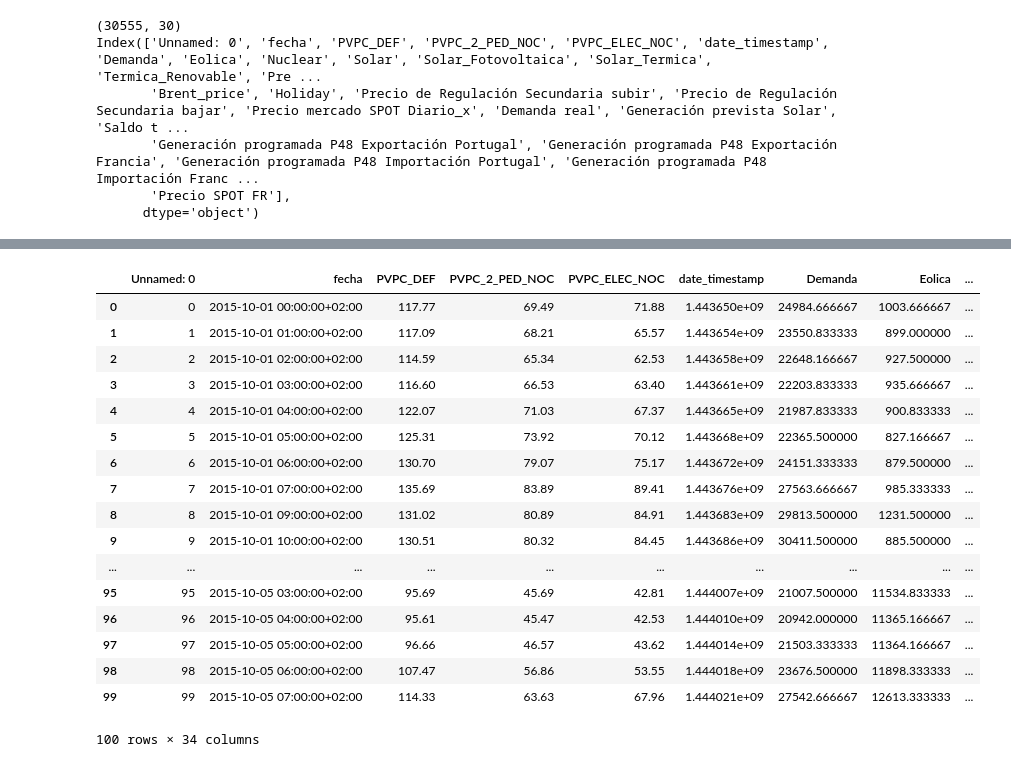
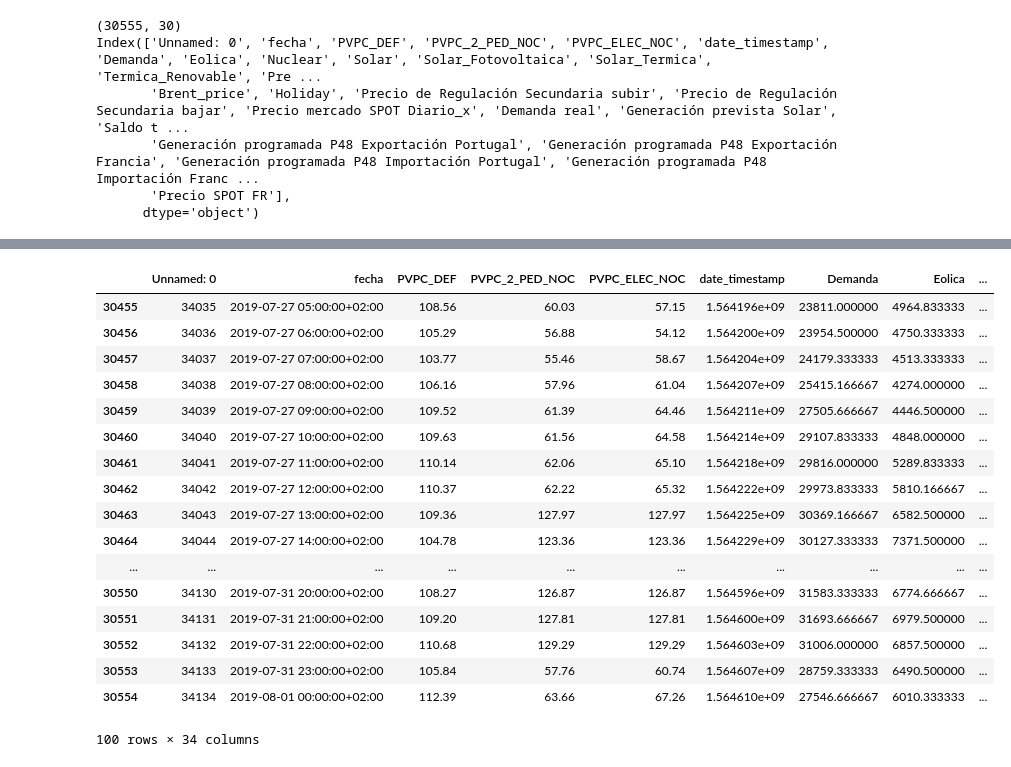
Before and after one commit to davidcerezal/energy-price-predictor, a Jupyter notebook: data_imports/Data_csv_cleaner.ipynb, the cells around one changed output, grey strips where cells are left out. Cells and saved outputs as stored; diff of their text form; code cells hidden in the pictures.

```diff
--- a/data_imports/Data_csv_cleaner.ipynb
+++ b/data_imports/Data_csv_cleaner.ipynb
@@ -90,23 +100,23 @@ def filter_array_for_non_serial(df):
 
 filter_array_for_non_serial(data_total_dropped)
 # %%
-data_total_dropped.head(100)
+data_total_dropped.tail(100)
 # %% [output]
 |  | Unnamed: 0 | fecha | PVPC_DEF | PVPC_2_PED_NOC | PVPC_ELEC_NOC | date_timestamp | Demanda | Eolica | ... |
-| 0 | 0 | 2015-10-01 00:00:00+02:00 | 117.77 | 69.49 | 71.88 | 1.443650e+09 | 24984.666667 | 1003.666667 | ... |
-| 1 | 1 | 2015-10-01 01:00:00+02:00 | 117.09 | 68.21 | 65.57 | 1.443654e+09 | 23550.833333 | 899.000000 | ... |
-| 2 | 2 | 2015-10-01 02:00:00+02:00 | 114.59 | 65.34 | 62.53 | 1.443658e+09 | 22648.166667 | 927.500000 | ... |
-| 3 | 3 | 2015-10-01 03:00:00+02:00 | 116.60 | 66.53 | 63.40 | 1.443661e+09 | 22203.833333 | 935.666667 | ... |
-| 4 | 4 | 2015-10-01 04:00:00+02:00 | 122.07 | 71.03 | 67.37 | 1.443665e+09 | 21987.833333 | 900.833333 | ... |
-| 5 | 5 | 2015-10-01 05:00:00+02:00 | 125.31 | 73.92 | 70.12 | 1.443668e+09 | 22365.500000 | 827.166667 | ... |
-| 6 | 6 | 2015-10-01 06:00:00+02:00 | 130.70 | 79.07 | 75.17 | 1.443672e+09 | 24151.333333 | 879.500000 | ... |
-| 7 | 7 | 2015-10-01 07:00:00+02:00 | 135.69 | 83.89 | 89.41 | 1.443676e+09 | 27563.666667 | 985.333333 | ... |
-| 8 | 8 | 2015-10-01 09:00:00+02:00 | 131.02 | 80.89 | 84.91 | 1.443683e+09 | 29813.500000 | 1231.500000 | ... |
-| 9 | 9 | 2015-10-01 10:00:00+02:00 | 130.51 | 80.32 | 84.45 | 1.443686e+09 | 30411.500000 | 885.500000 | ... |
+| 30455 | 34035 | 2019-07-27 05:00:00+02:00 | 108.56 | 60.03 | 57.15 | 1.564196e+09 | 23811.000000 | 4964.833333 | ... |
+| 30456 | 34036 | 2019-07-27 06:00:00+02:00 | 105.29 | 56.88 | 54.12 | 1.564200e+09 | 23954.500000 | 4750.333333 | ... |
+| 30457 | 34037 | 2019-07-27 07:00:00+02:00 | 103.77 | 55.46 | 58.67 | 1.564204e+09 | 24179.333333 | 4513.333333 | ... |
+| 30458 | 34038 | 2019-07-27 08:00:00+02:00 | 106.16 | 57.96 | 61.04 | 1.564207e+09 | 25415.166667 | 4274.000000 | ... |
+| 30459 | 34039 | 2019-07-27 09:00:00+02:00 | 109.52 | 61.39 | 64.46 | 1.564211e+09 | 27505.666667 | 4446.500000 | ... |
+| 30460 | 34040 | 2019-07-27 10:00:00+02:00 | 109.63 | 61.56 | 64.58 | 1.564214e+09 | 29107.833333 | 4848.000000 | ... |
+| 30461 | 34041 | 2019-07-27 11:00:00+02:00 | 110.14 | 62.06 | 65.10 | 1.564218e+09 | 29816.000000 | 5289.833333 | ... |
+| 30462 | 34042 | 2019-07-27 12:00:00+02:00 | 110.37 | 62.22 | 65.32 | 1.564222e+09 | 29973.833333 | 5810.166667 | ... |
+| 30463 | 34043 | 2019-07-27 13:00:00+02:00 | 109.36 | 127.97 | 127.97 | 1.564225e+09 | 30369.166667 | 6582.500000 | ... |
+| 30464 | 34044 | 2019-07-27 14:00:00+02:00 | 104.78 | 123.36 | 123.36 | 1.564229e+09 | 30127.333333 | 7371.500000 | ... |
 | ... | ... | ... | ... | ... | ... | ... | ... | ... | ... |
-| 95 | 95 | 2015-10-05 03:00:00+02:00 | 95.69 | 45.69 | 42.81 | 1.444007e+09 | 21007.500000 | 11534.833333 | ... |
-| 96 | 96 | 2015-10-05 04:00:00+02:00 | 95.61 | 45.47 | 42.53 | 1.444010e+09 | 20942.000000 | 11365.166667 | ... |
-| 97 | 97 | 2015-10-05 05:00:00+02:00 | 96.66 | 46.57 | 43.62 | 1.444014e+09 | 21503.333333 | 11364.166667 | ... |
-| 98 | 98 | 2015-10-05 06:00:00+02:00 | 107.47 | 56.86 | 53.55 | 1.444018e+09 | 23676.500000 | 11898.333333 | ... |
-| 99 | 99 | 2015-10-05 07:00:00+02:00 | 114.33 | 63.63 | 67.96 | 1.444021e+09 | 27542.666667 | 12613.333333 | ... |
+| 30550 | 34130 | 2019-07-31 20:00:00+02:00 | 108.27 | 126.87 | 126.87 | 1.564596e+09 | 31583.333333 | 6774.666667 | ... |
+| 30551 | 34131 | 2019-07-31 21:00:00+02:00 | 109.20 | 127.81 | 127.81 | 1.564600e+09 | 31693.666667 | 6979.500000 | ... |
+| 30552 | 34132 | 2019-07-31 22:00:00+02:00 | 110.68 | 129.29 | 129.29 | 1.564603e+09 | 31006.000000 | 6857.500000 | ... |
+| 30553 | 34133 | 2019-07-31 23:00:00+02:00 | 105.84 | 57.76 | 60.74 | 1.564607e+09 | 28759.333333 | 6490.500000 | ... |
+| 30554 | 34134 | 2019-08-01 00:00:00+02:00 | 112.39 | 63.66 | 67.26 | 1.564610e+09 | 27546.666667 | 6010.333333 | ... |
 100 rows × 34 columns
```
Also changed, not shown: parts of 4 cells of this notebook, 2 other files.
